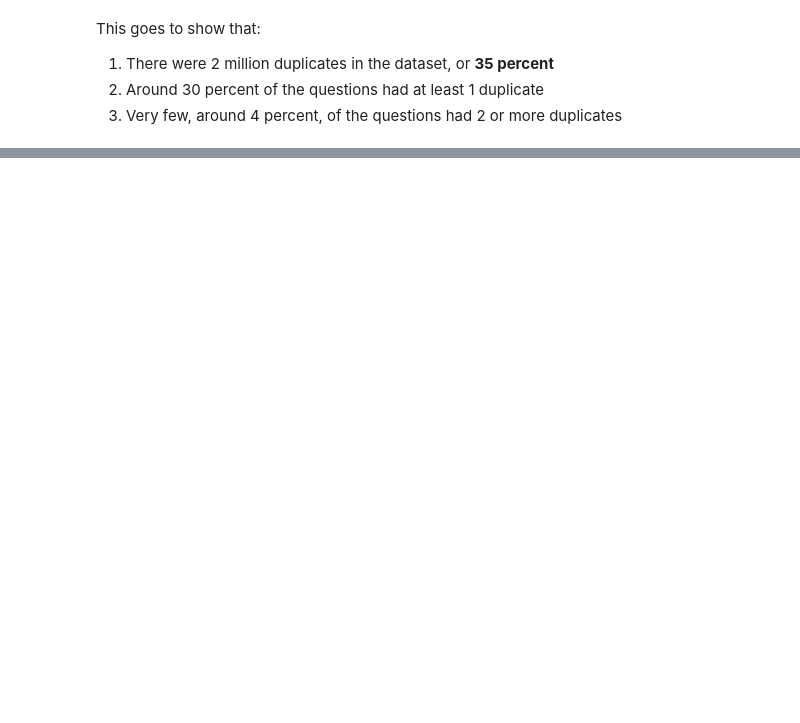
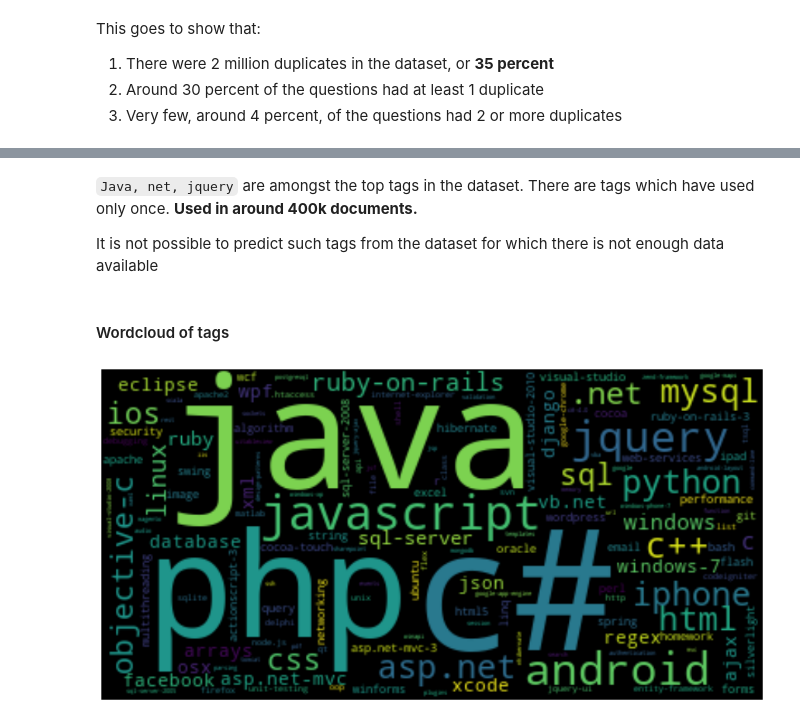
Before and after one commit to k-pulkit/Keywork-Extraction-Kaggle-Stackoverflow, a Jupyter notebook: notebooks/DataCheck.ipynb, the cells around one changed output, grey strips where cells are left out. Saved outputs shown, nothing was run; the diff lists cells and outputs as text; code cells hidden in the pictures; blank space fills up the shorter version.

```diff
--- a/notebooks/DataCheck.ipynb
+++ b/notebooks/DataCheck.ipynb
@@ -210,0 +294,24 @@ This goes to show that:
+# %% [markdown]
+`Java, net, jquery`  are amongst the top tags in the dataset. There are tags which have used only once. __Used in around 400k documents.__
+
+It is not possible to predict such tags from the dataset for which there is not enough data available
+# %% [markdown]
+#### Wordcloud of tags
+# %%
+from wordcloud import WordCloud, STOPWORDS, ImageColorGenerator
+
+# Dictionery of word and their frequencies
+_ = tagfreq.to_list()
+dict_freq = {}
+for i, j in zip(_[0], _[1]):
+    dict_freq[i] = j
+
+# creating the wordcloud
+wordcloud = WordCloud()
+wordcloud.generate_from_frequencies(dict_freq)
+plt.figure(figsize=(20, 8))
+plt.imshow(wordcloud, interpolation="bilinear")
+plt.axis("off")
+plt.show()
+# %% [output]
+[figure, added]
```
Also changed, not shown: parts of 79 cells of this notebook, 1 other file.
